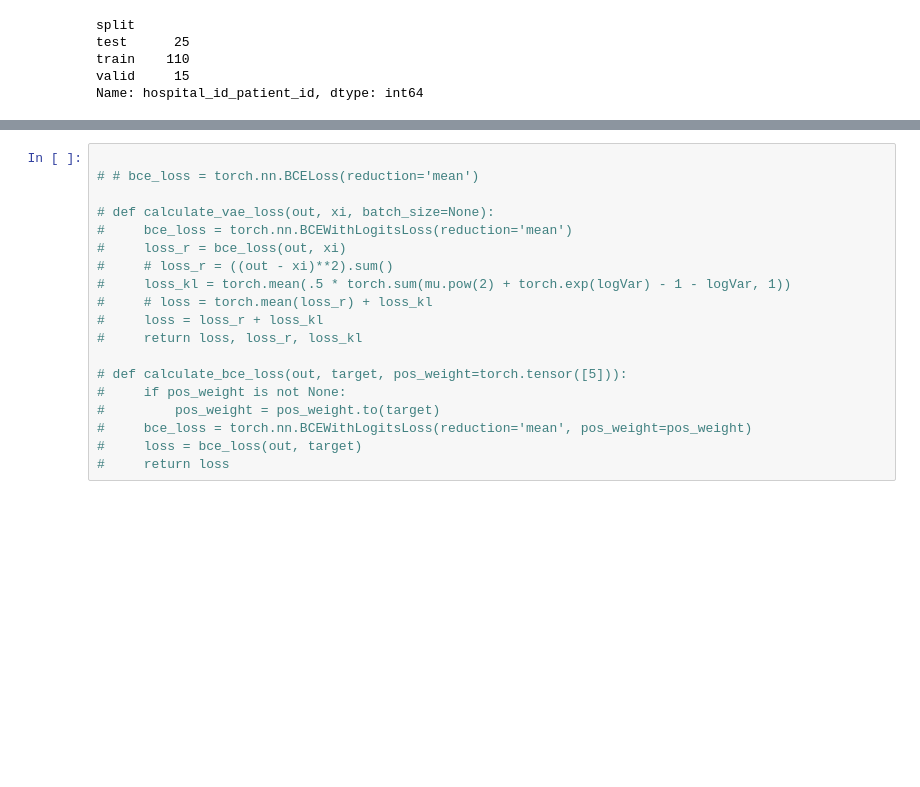
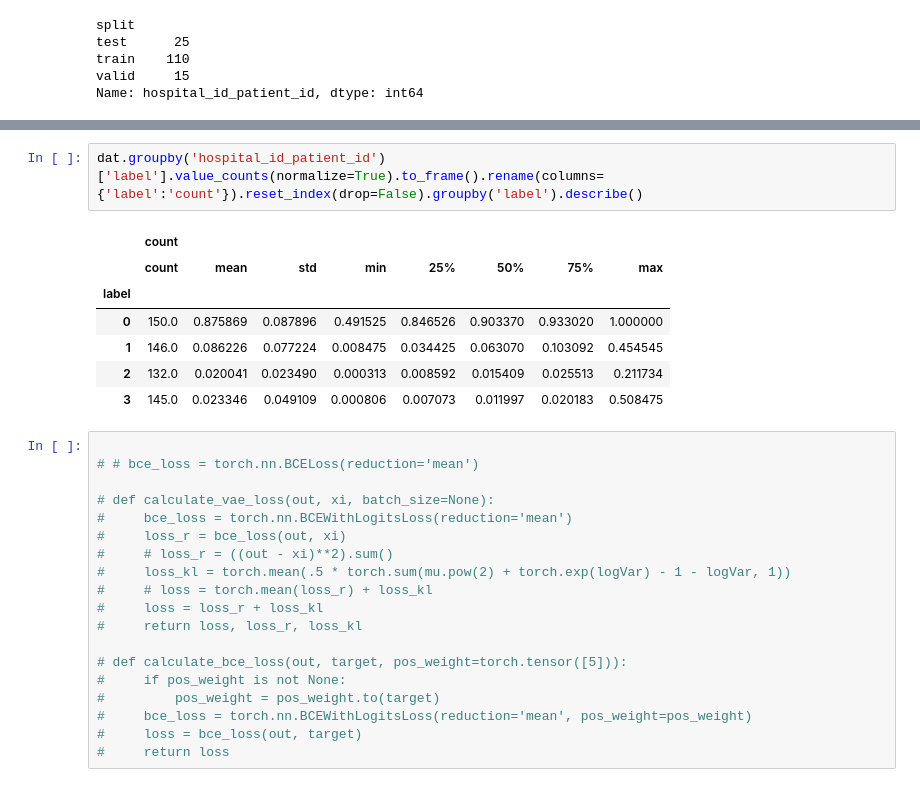
Before and after one commit to skjangbudon/nia_vent_asynchrony, a Jupyter notebook: notebook/train_model.ipynb, the cells around one changed output, grey strips where cells are left out. Drawn from its saved outputs; the diff is of its cells as text; blank space fills up the shorter version.

```diff
--- a/notebook/train_model.ipynb
+++ b/notebook/train_model.ipynb
@@ -640,3 +691,13 @@ Name: hospital_id_patient_id, dtype: int64
+# %%
+dat.groupby('hospital_id_patient_id')['label'].value_counts(normalize=True).to_frame().rename(columns={'label':'count'}).reset_index(drop=False).groupby('label').describe()
+# %% [output]
+|  | count |  |  |  |  |  |  |  |
+|  | count | mean | std | min | 25% | 50% | 75% | max |
+| label |  |  |  |  |  |  |  |  |
+| 0 | 150.0 | 0.875869 | 0.087896 | 0.491525 | 0.846526 | 0.903370 | 0.933020 | 1.000000 |
+| 1 | 146.0 | 0.086226 | 0.077224 | 0.008475 | 0.034425 | 0.063070 | 0.103092 | 0.454545 |
+| 2 | 132.0 | 0.020041 | 0.023490 | 0.000313 | 0.008592 | 0.015409 | 0.025513 | 0.211734 |
+| 3 | 145.0 | 0.023346 | 0.049109 | 0.000806 | 0.007073 | 0.011997 | 0.020183 | 0.508475 |
 # %%
 
 # # bce_loss = torch.nn.BCELoss(reduction='mean')
```
Also changed, not shown: parts of 7 cells of this notebook, 1 other file.
